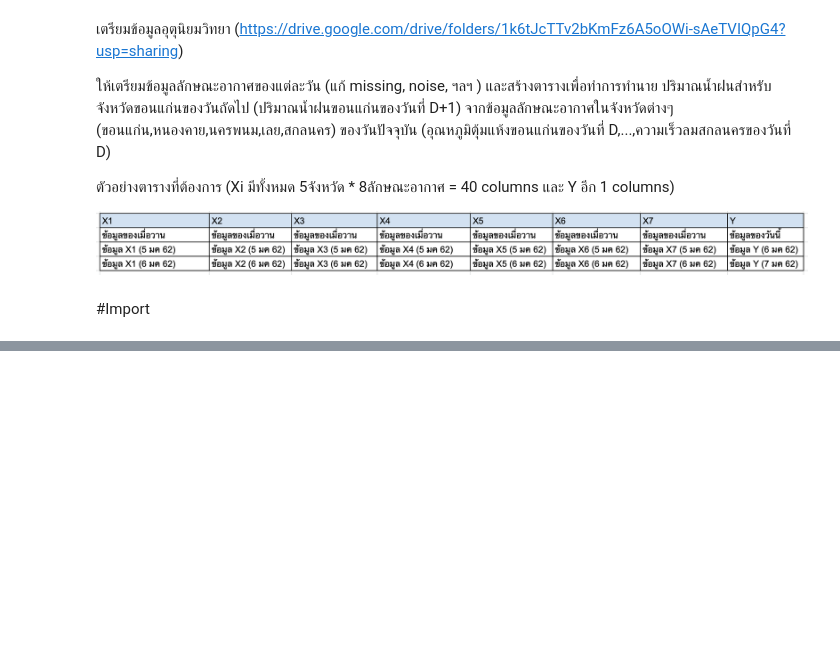
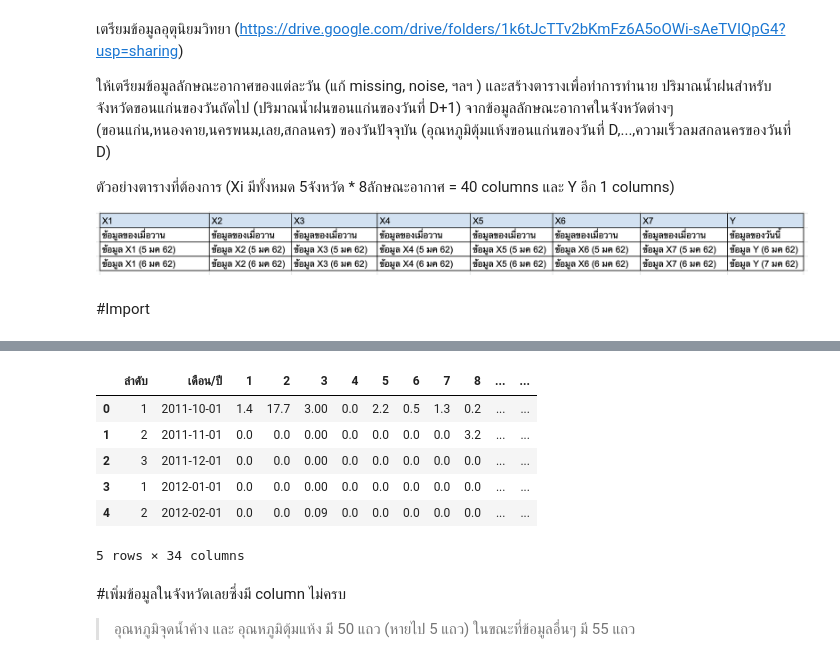
Before and after one commit to Sashimimeow/BSC_DPDM23, a Jupyter notebook: midterm_bscdpdm23.ipynb, the cells around one changed output, grey strips where cells are left out. Saved outputs shown, nothing was run; the diff lists cells and outputs as text; code cells hidden in the pictures; blank space fills up the shorter version.

```diff
--- a/midterm_bscdpdm23.ipynb
+++ b/midterm_bscdpdm23.ipynb
@@ -24,0 +81,7 @@ import numpy as np
+# %%
+# Rainfall: ปริมาณฝน (มิลลิเมตร)
+RF_KhonKaen = pd.read_excel('/content/drive/MyDrive/bsc_dpdm_23/ปริมาณฝน(มิลลิเมตร)/จ.ขอนแก่น.xlsx', header = 4)
+RF_NakhonPhanom = pd.read_excel('/content/drive/MyDrive/bsc_dpdm_23/ปริมาณฝน(มิลลิเมตร)/จ.นครพนม.xlsx', header = 4)
+RF_SakonNakhon = pd.read_excel('/content/drive/MyDrive/bsc_dpdm_23/ปริมาณฝน(มิลลิเมตร)/จ.สกล.xlsx', header = 4)
+RF_NongKhai = pd.read_excel('/content/drive/MyDrive/bsc_dpdm_23/ปริมาณฝน(มิลลิเมตร)/จ.หนองคาย.xlsx', header = 4)
+RF_Loei = pd.read_excel('/content/drive/MyDrive/bsc_dpdm_23/ปริมาณฝน(มิลลิเมตร)/จ.เลย.xlsx', header = 4)
@@ -24,0 +243,14 @@ import numpy as np
+# %%
+RF_KhonKaen.head()
+# %% [output]
+|  | ลำดับ | เดือน/ปี | 1 | 2 | 3 | 4 | 5 | 6 | 7 | 8 | ... | ... |
+| 0 | 1 | 2011-10-01 | 1.4 | 17.7 | 3.00 | 0.0 | 2.2 | 0.5 | 1.3 | 0.2 | ... | ... |
+| 1 | 2 | 2011-11-01 | 0.0 | 0.0 | 0.00 | 0.0 | 0.0 | 0.0 | 0.0 | 3.2 | ... | ... |
+| 2 | 3 | 2011-12-01 | 0.0 | 0.0 | 0.00 | 0.0 | 0.0 | 0.0 | 0.0 | 0.0 | ... | ... |
+| 3 | 1 | 2012-01-01 | 0.0 | 0.0 | 0.00 | 0.0 | 0.0 | 0.0 | 0.0 | 0.0 | ... | ... |
+| 4 | 2 | 2012-02-01 | 0.0 | 0.0 | 0.09 | 0.0 | 0.0 | 0.0 | 0.0 | 0.0 | ... | ... |
+5 rows × 34 columns
+# %% [markdown]
+#เพิ่มข้อมูลในจังหวัดเลยซึ่งมี column ไม่ครบ
+
+> อุณหภูมิจุดน้ำค้าง และ อุณหภูมิตุ้มแห้ง มี 50 แถว (หายไป 5 แถว) ในขณะที่ข้อมูลอื่นๆ มี 55 แถว
```
Also changed, not shown: parts of 31 cells of this notebook.
